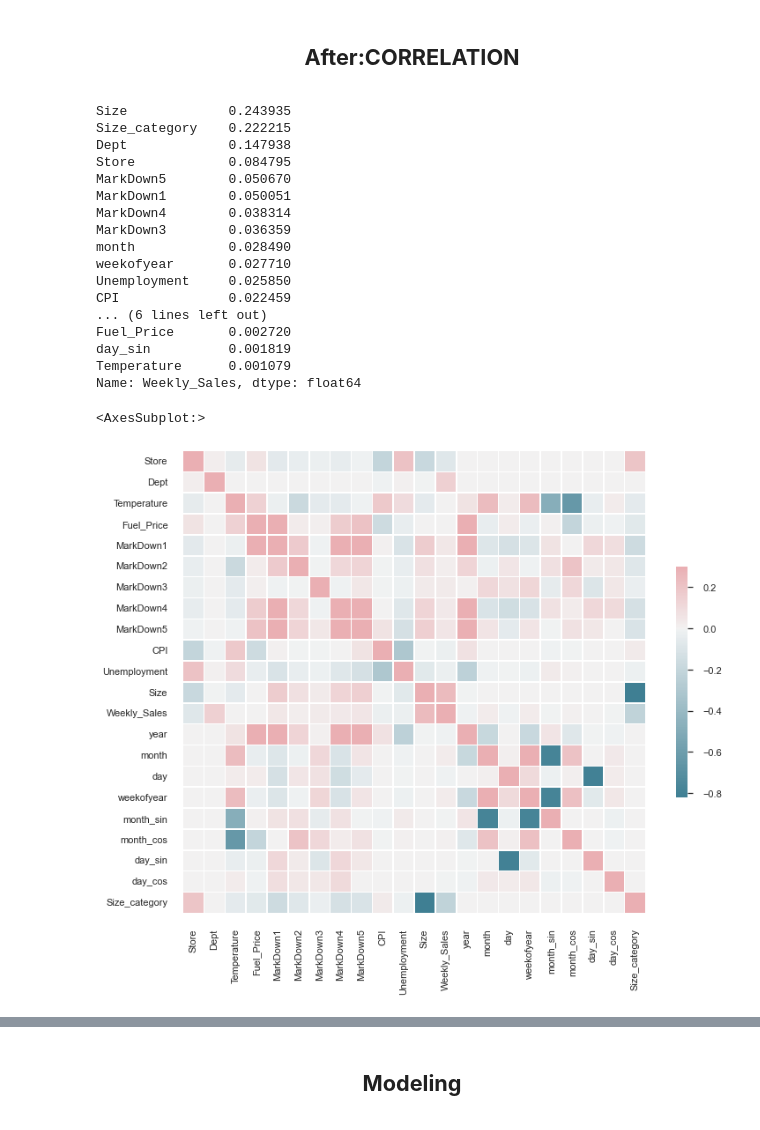
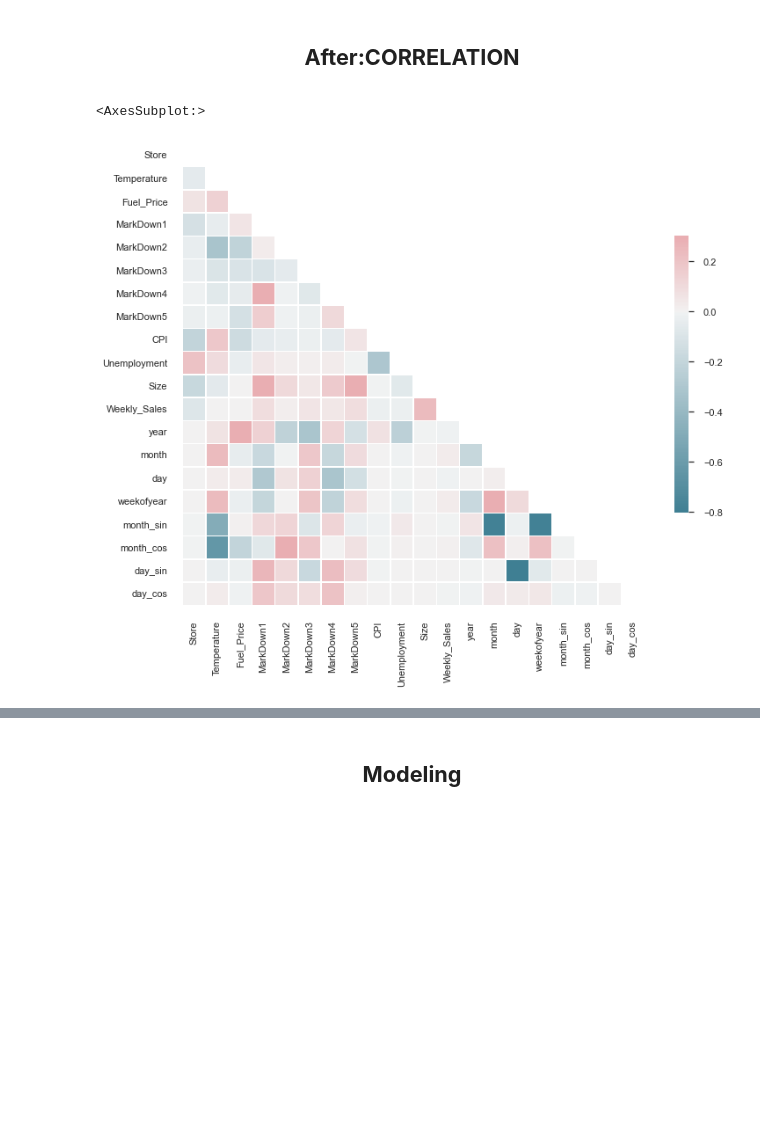
Before and after one commit to tmxkqotnl/project_mini_machine_learning_team_two, a Jupyter notebook: main.ipynb, the cells around one changed output, grey strips where cells are left out. Saved outputs shown, nothing was run; the diff lists cells and outputs as text; code cells hidden in the pictures; blank space fills up the shorter version.

```diff
--- a/main.ipynb
+++ b/main.ipynb
@@ -654,7 +653,7 @@ plt.ylabel('Total Sales');
 # %% [markdown]
 2. Dept
 # %%
-df.loc[:,'Dept'] = df.loc[:,'Dept'].astype('float64')
+df.loc[:,'Dept'] = df.loc[:,'Dept'].astype('category')
 df_numeric['Dept'].nunique()
 # %% [output]
 81
@@ -747,5 +739,0 @@ df_s_d_pivot.plot(kind='bar',stacked=True,legend=False,rot=0,
-# %%
-for i in range(1,6):
-    df['MarkDown'+str(i)].fillna(0,inplace=True)
-
-df.head(5)
@@ -900,6 +896,8 @@ conditionlist = [
     (df['Size'] <= 250000)]
 choicelist = ['S', 'SM', 'M','ML','L']
 df['Size_category'] = np.select(conditionlist, choicelist, default='Not Specified')
+
+df.loc[:,'Size_category'] = df['Size_category'].astype('category')
 df[['Size','Size_category']]
 # %% [output]
 |  | Size | Size_category |
@@ -947,9 +949,6 @@ plt.title('Average Weekly Sales by Store Size', fontsize=18)
 plt.ylabel('Sales', fontsize=16)
 plt.xlabel('Week', fontsize=16)
 plt.show()
-
-encoded = ordinal_ecd.fit_transform(df['Size_category'].to_numpy().reshape(-1,1))
-df.loc[:,'Size_category'] = encoded
 # %% [output]
 [figure]
 # %% [markdown]
@@ -991,35 +992,17 @@ Text(0, 0.5, 'Sales')
 <center><h2><b>After:CORRELATION</b></h2></center>
 # %%
 corr = df.corr()
-corr_cols = corr.loc[corr.columns.difference(['Weekly_Sales']),'Weekly_Sales'].abs().sort_values(ascending=False)
-print(corr_cols)
 
 sns.set(style="white")
+
 mask = np.zeros_like(corr, dtype=np.bool)
 mask[np.triu_indices_from(mask)] = True
 
 f, ax = plt.subplots(figsize=(11, 9))
 cmap = sns.diverging_palette(220, 10, as_cmap=True)
 
-sns.heatmap(corr, cmap=cmap, vmax=.3, center=0,
-            square=True, linewidths=.5, cbar_kws={"shrink": .5})
+sns.heatmap(corr, cmap=cmap, vmax=.3, center=0,mask=mask,
+            square=True, linewidths=.5, cbar_kws={"shrink": .6})
 # %% [output]
-Size             0.243935
-Size_category    0.222215
-Dept             0.147938
-Store            0.084795
-MarkDown5        0.050670
-MarkDown1        0.050051
-MarkDown4        0.038314
-MarkDown3        0.036359
-month            0.028490
-weekofyear       0.027710
-Unemployment     0.025850
-CPI              0.022459
-... (6 lines left out)
-Fuel_Price       0.002720
-day_sin          0.001819
-Temperature      0.001079
-Name: Weekly_Sales, dtype: float64
+<AxesSubplot:>
-<AxesSubplot:>
-[figure, old version]
+[figure, new version]
```
Also changed, not shown: parts of 30 cells of this notebook.
